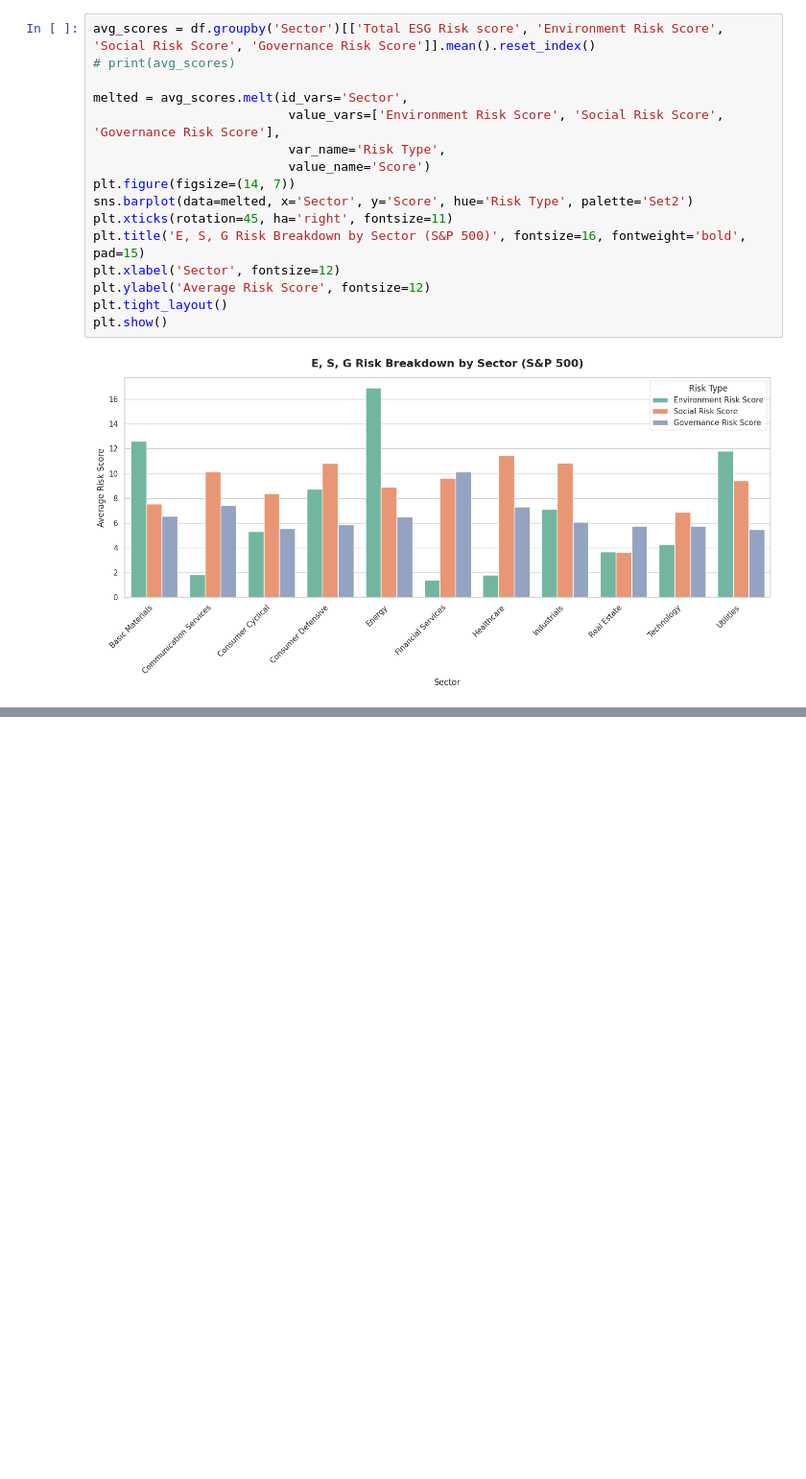
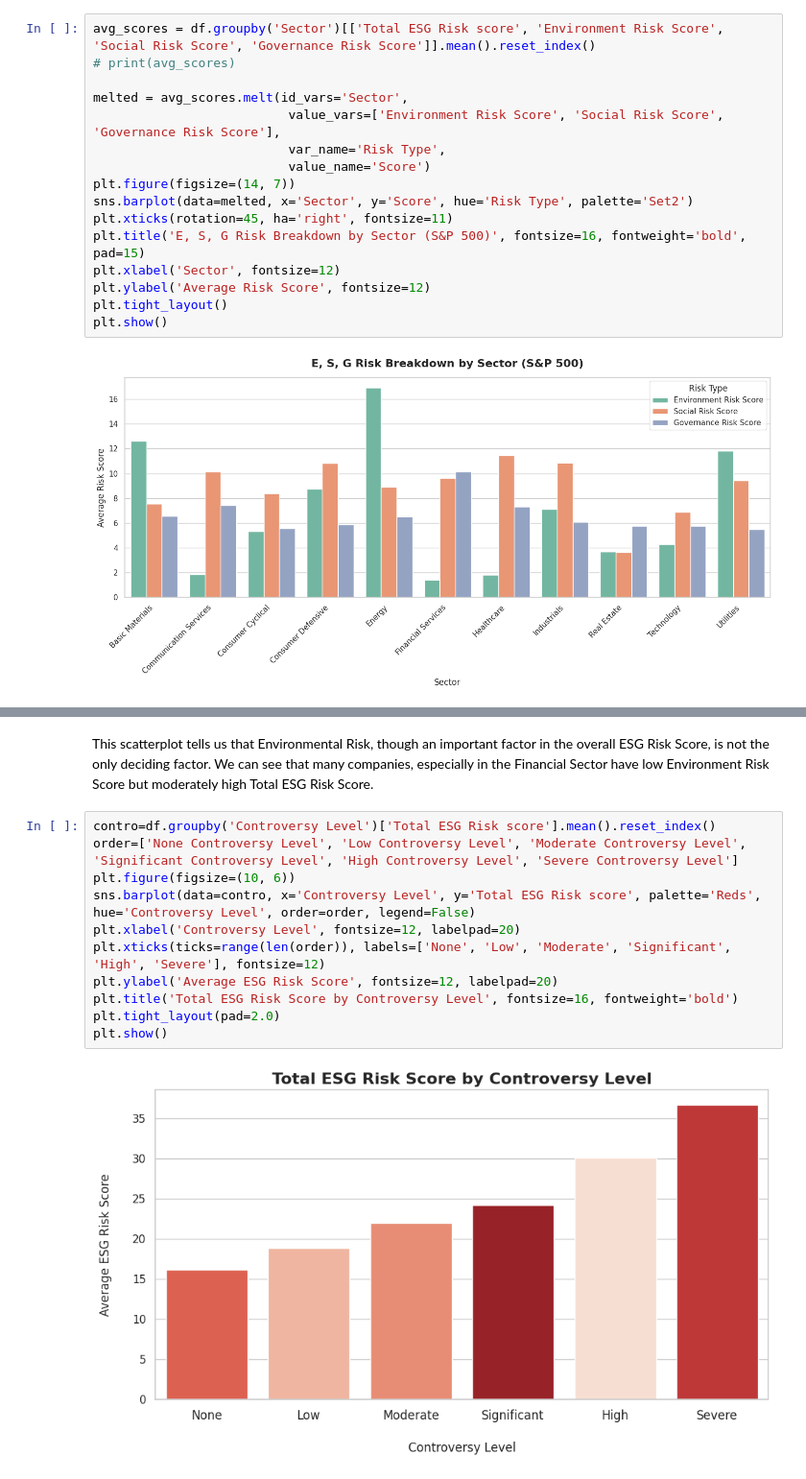
Before and after one commit to sahilchettri-data/esg_risk_analysis, a Jupyter notebook: S&P500ESGRiskAnalysis.ipynb, the cells around one changed output, grey strips where cells are left out. Shown at 96% size. Cells and saved outputs as stored; diff of their text form; blank space fills up the shorter version.

```diff
--- a/S&P500ESGRiskAnalysis.ipynb
+++ b/S&P500ESGRiskAnalysis.ipynb
@@ -87,0 +129,15 @@ plt.show()
+# %% [markdown]
+This scatterplot tells us that Environmental Risk, though an important factor in the overall ESG Risk Score, is not the only deciding factor. We can see that many companies, especially in the Financial Sector have low Environment Risk Score but moderately high Total ESG Risk Score.
+# %%
+contro=df.groupby('Controversy Level')['Total ESG Risk score'].mean().reset_index()
+order=['None Controversy Level', 'Low Controversy Level', 'Moderate Controversy Level', 'Significant Controversy Level', 'High Controversy Level', 'Severe Controversy Level']
+plt.figure(figsize=(10, 6))
+sns.barplot(data=contro, x='Controversy Level', y='Total ESG Risk score', palette='Reds', hue='Controversy Level', order=order, legend=False)
+plt.xlabel('Controversy Level', fontsize=12, labelpad=20)
+plt.xticks(ticks=range(len(order)), labels=['None', 'Low', 'Moderate', 'Significant', 'High', 'Severe'], fontsize=12)
+plt.ylabel('Average ESG Risk Score', fontsize=12, labelpad=20)
+plt.title('Total ESG Risk Score by Controversy Level', fontsize=16, fontweight='bold')
+plt.tight_layout(pad=2.0)
+plt.show()
+# %% [output]
+[figure, added]
```
Also changed, not shown: parts of 11 cells of this notebook.
